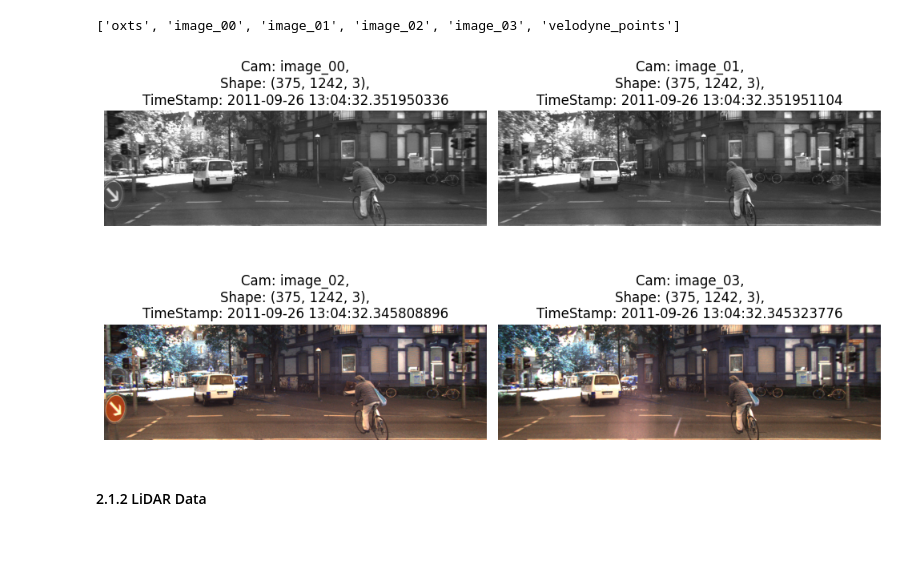
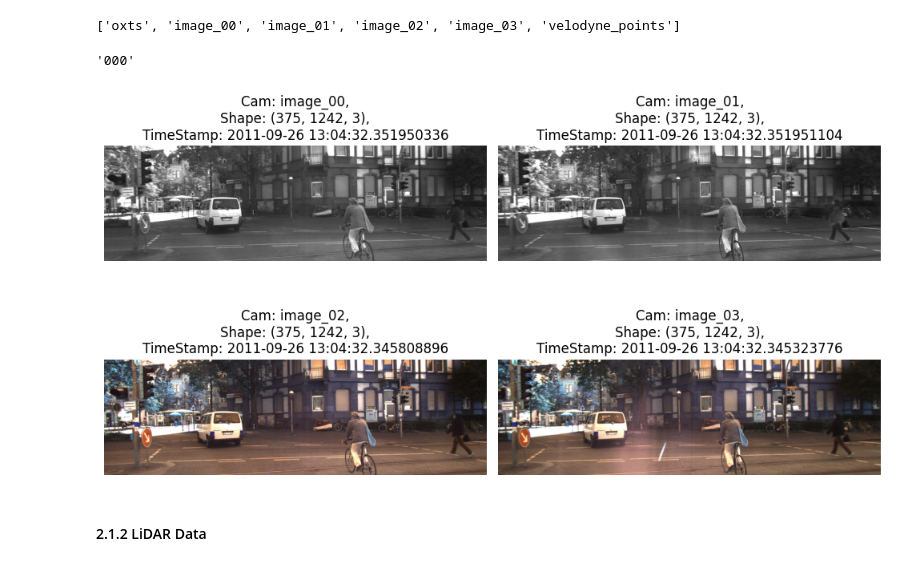
Before and after one commit to RishitSingh10/kitti_visualize, a Jupyter notebook: 01_exploring_kitti_dataset.ipynb, the cells around one changed output. Saved outputs shown, nothing was run; the diff lists cells and outputs as text; code cells hidden in the pictures.

```diff
--- a/01_exploring_kitti_dataset.ipynb
+++ b/01_exploring_kitti_dataset.ipynb
@@ -65,6 +61,10 @@ sensors = os.listdir(path)
 print(sensors)
 # %% [output]
 ['oxts', 'image_00', 'image_01', 'image_02', 'image_03', 'velodyne_points']
+# %%
+'0'*3
+# %% [output]
+'000'
 # %%
 # A function to read and display a given frame from each of the video cameras sensors
 
@@ -81,35 +81,35 @@ def load_and_display_frame(seq_path: str, frame_number: int) -> None:
 
     for sensor in sensors:
         if sensor.startswith("image"):
             # get time stamp
             txtfile = [f for f in os.listdir(os.path.join(seq_path, sensor)) if f.endswith('.txt')][0]
             with open(os.path.join(seq_path, sensor, txtfile), 'r') as f:
                 timestamp = f.readlines()[frame_number].strip()
 
             cam_path = os.path.join(seq_path, sensor, "data/")
-            img_pth = os.path.join(cam_path, os.listdir(cam_path)[frame_number])
+            img_pth = os.path.join(cam_path, [f for f in os.listdir(cam_path) if f.split('.')[0].endswith(f'{frame_number}'*3)][0])
 
             # read image
             img = cv2.imread(img_pth)
 
             cam_imgs.append(img)
             # display image
             ax = axes[i//2, i%2]
             ax.imshow(img/255)
             ax.set_title(f"Cam: {sensor},\nShape: {img.shape},\nTimeStamp: {timestamp}")
             ax.axis("off")
 
             i+=1
     plt.tight_layout()
     plt.show()
 
     return cam_imgs
 
 FRAME_NUMBER = 0
 
 cam_imgs = load_and_display_frame(path, FRAME_NUMBER)
 # %% [output]
-[figure, old version]
+[figure, new version]
 # %% [markdown]
 #### 2.1.2 LiDAR Data
 # %%
```
Also changed, not shown: parts of 5 cells of this notebook, 2 other files.
